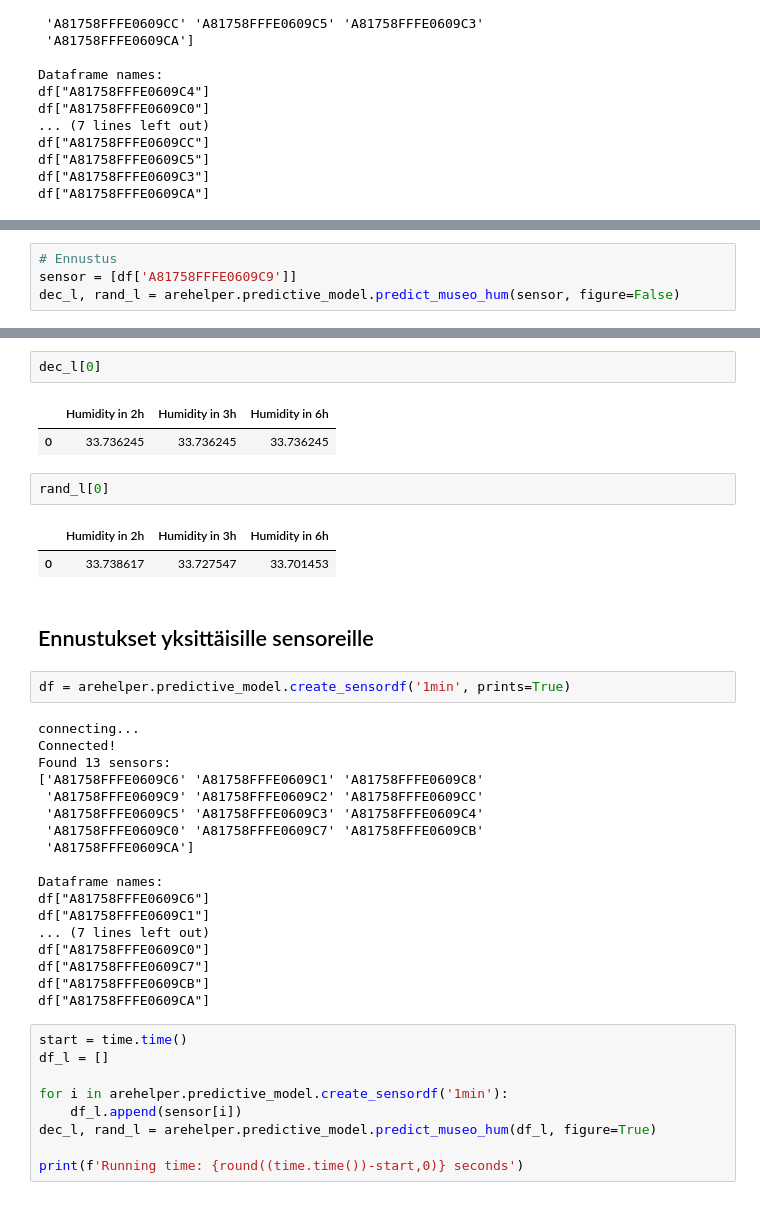
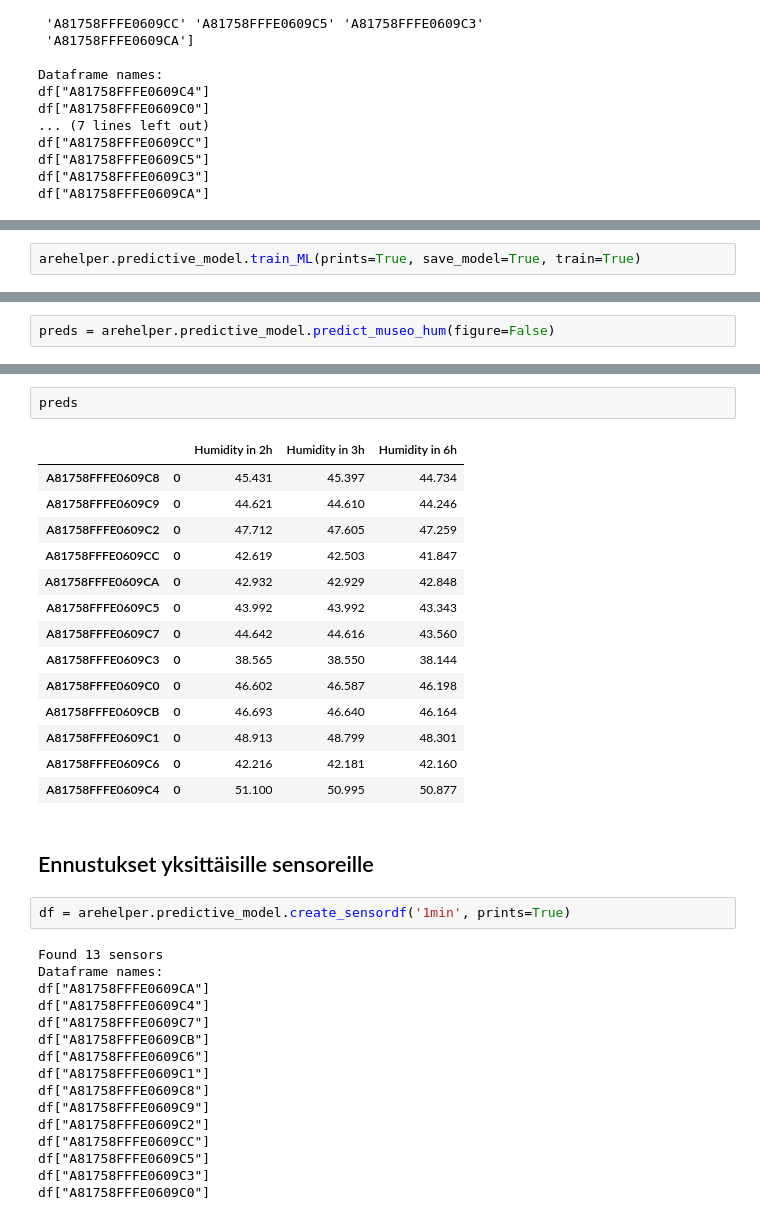
Before and after one commit to teezmu/AreOy, a Jupyter notebook: Untitled.ipynb, the cells around one changed output, grey strips where cells are left out. Saved outputs shown, nothing was run; the diff lists cells and outputs as text.

```diff
--- a/Untitled.ipynb
+++ b/Untitled.ipynb
@@ -79,5 +73,3 @@ df["A81758FFFE0609CA"]
 # %%
-# Ennustus
-sensor = [df['A81758FFFE0609C9']]
-dec_l, rand_l = arehelper.predictive_model.predict_museo_hum(sensor, figure=False)
+arehelper.predictive_model.train_ML(prints=True, save_model=True, train=True)
 # %% [output]
@@ -96,0 +153,2 @@ Rand predictions: [[33.73861693 33.72754669 33.70145255]]
+# %%
+preds = arehelper.predictive_model.predict_museo_hum(figure=False)
@@ -97,41 +173,37 @@ Rand predictions: [[33.73861693 33.72754669 33.70145255]]
 # %%
-dec_l[0]
+preds
 # %% [output]
-|  | Humidity in 2h | Humidity in 3h | Humidity in 6h |
-| 0 | 33.736245 | 33.736245 | 33.736245 |
+|  |  | Humidity in 2h | Humidity in 3h | Humidity in 6h |
+| A81758FFFE0609C8 | 0 | 45.431 | 45.397 | 44.734 |
+| A81758FFFE0609C9 | 0 | 44.621 | 44.610 | 44.246 |
+| A81758FFFE0609C2 | 0 | 47.712 | 47.605 | 47.259 |
+| A81758FFFE0609CC | 0 | 42.619 | 42.503 | 41.847 |
+| A81758FFFE0609CA | 0 | 42.932 | 42.929 | 42.848 |
+| A81758FFFE0609C5 | 0 | 43.992 | 43.992 | 43.343 |
+| A81758FFFE0609C7 | 0 | 44.642 | 44.616 | 43.560 |
+| A81758FFFE0609C3 | 0 | 38.565 | 38.550 | 38.144 |
+| A81758FFFE0609C0 | 0 | 46.602 | 46.587 | 46.198 |
+| A81758FFFE0609CB | 0 | 46.693 | 46.640 | 46.164 |
+| A81758FFFE0609C1 | 0 | 48.913 | 48.799 | 48.301 |
+| A81758FFFE0609C6 | 0 | 42.216 | 42.181 | 42.160 |
+| A81758FFFE0609C4 | 0 | 51.100 | 50.995 | 50.877 |
-# %%
-rand_l[0]
-# %% [output]
-|  | Humidity in 2h | Humidity in 3h | Humidity in 6h |
-| 0 | 33.738617 | 33.727547 | 33.701453 |
 # %% [markdown]
 ## Ennustukset yksittäisille sensoreille
 # %%
 df = arehelper.predictive_model.create_sensordf('1min', prints=True)
 # %% [output]
-connecting...
-Connected!
-Found 13 sensors:
-['A81758FFFE0609C6' 'A81758FFFE0609C1' 'A81758FFFE0609C8'
- 'A81758FFFE0609C9' 'A81758FFFE0609C2' 'A81758FFFE0609CC'
- 'A81758FFFE0609C5' 'A81758FFFE0609C3' 'A81758FFFE0609C4'
- 'A81758FFFE0609C0' 'A81758FFFE0609C7' 'A81758FFFE0609CB'
- 'A81758FFFE0609CA']
-
+Found 13 sensors
 Dataframe names:
+df["A81758FFFE0609CA"]
+df["A81758FFFE0609C4"]
+df["A81758FFFE0609C7"]
+df["A81758FFFE0609CB"]
 df["A81758FFFE0609C6"]
 df["A81758FFFE0609C1"]
-... (7 lines left out)
+df["A81758FFFE0609C8"]
+df["A81758FFFE0609C9"]
+df["A81758FFFE0609C2"]
+df["A81758FFFE0609CC"]
+df["A81758FFFE0609C5"]
+df["A81758FFFE0609C3"]
 df["A81758FFFE0609C0"]
-df["A81758FFFE0609C7"]
-df["A81758FFFE0609CB"]
-df["A81758FFFE0609CA"]
-# %%
-start = time.time()
-df_l = []
-
-for i in arehelper.predictive_model.create_sensordf('1min'):
-    df_l.append(sensor[i])
-dec_l, rand_l = arehelper.predictive_model.predict_museo_hum(df_l, figure=True)
-
-print(f'Running time: {round((time.time())-start,0)} seconds')
```
Also changed, not shown: parts of 9 cells of this notebook.
